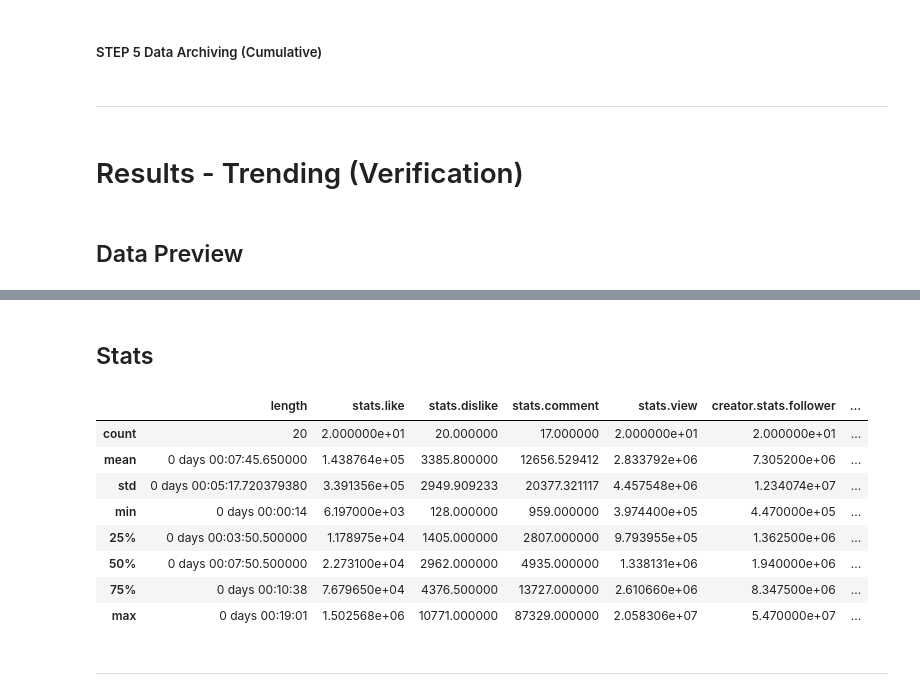
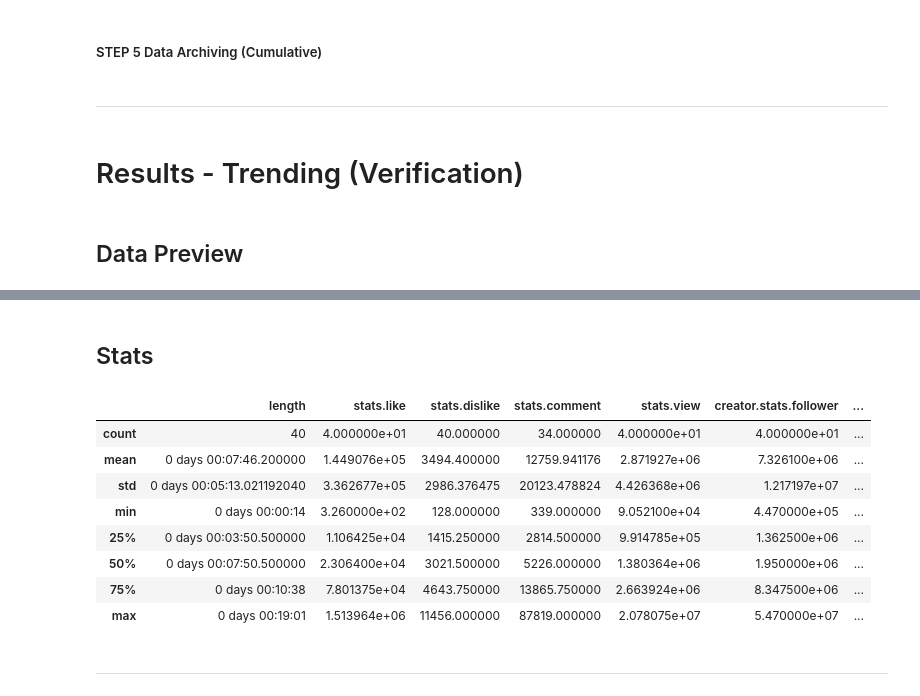
Before and after one commit to oakaigh/cogs108-wi21-group068, a Jupyter notebook: EDA/dsample_trending.ipynb, the cells around one changed output, grey strips where cells are left out. Drawn from its saved outputs; the diff is of its cells as text; code cells hidden in the pictures.

```diff
--- a/EDA/dsample_trending.ipynb
+++ b/EDA/dsample_trending.ipynb
@@ -171,41 +171,43 @@ df_report(df_trending_details, name = 'Trending')
 import os
 
 pickle_proto = 3
 pickle_fname = 'dsamples/youtube_trending.pkl'
 
 df_trending_details_final = None
 
 if os.path.isfile(pickle_fname):
     df_trending_details_final = pd.read_pickle(pickle_fname)
-    df_trending_details_final = df_trending_details_final.append(df_trending_details)
-    df_trending_details_final.drop_duplicates(inplace = True)
+    df_trending_details_final = pd.concat(
+        [df_trending_details_final, df_trending_details],
+        copy = False
+    )
 else:
     df_trending_details_final = df_trending_details
 
 df_trending_details_final.to_pickle(pickle_fname, protocol = pickle_proto)
 
 # verify that we saved the correct data
 df_trending_details_verify = pd.read_pickle(pickle_fname)
 df_report(df_trending_details_verify, name = 'Trending (Verification)')
 # %% [output]
 ---
 # Results - Trending (Verification)
 ## Data Preview
 |  |  | title | description | time | length | tags | category | stats.like | stats.dislike | ... |
 | id | creator.id |  |  |  |  |  |  |  |  | ... |
 | CkTVoLamPio | UC-SJ6nODDmufqBzPBwCvYvQ | Meghan, Duchess of Sussex, opens ... | For the first time Meghan, Duches... | 2021-03-08 14:01:55+00:00 | 0 days 00:10:19 | [cbs this morning, duchess of sus... | News & Politics | 32015 | 5461 | ... |
 | auOrYTASVqQ | UC-SJ6nODDmufqBzPBwCvYvQ | Oprah Winfrey on her bombshell Ha... | Oprah Winfrey joined "CBS This Mo... | 2021-03-08 14:04:06+00:00 | 0 days 00:05:39 | [Oprah Winfrey, CBS This Morning,... | News & Politics | 14725 | 3387 | ... |
 | Tl9KT9RwiGc | UC-SJ6nODDmufqBzPBwCvYvQ | Harry and Meghan on how race fact... | Prince Harry and Meghan, Duchess ... | 2021-03-08 14:00:03+00:00 | 0 days 00:08:33 | [prince harry, Meghan Markle, duc... | News & Politics | 12080 | 2825 | ... |
 | Wx4Vpm1KzSY | UCKjU3KzdbJE1EFcHVqXC3_g | Prince Harry, Meghan reveal strug... | Prince Harry and Meghan Markle's ... | 2021-03-08 05:18:20+00:00 | 0 days 00:04:46 | [harry and meghan, prince harry a... | News & Politics | 32428 | 10771 | ... |
 | mbwMspaiUVg | UCiWLfSweyRNmLpgEHekhoAg | First Take reacts to Blake Griffi... | First Take reacts to Blake Griffi... | 2021-03-08 17:07:45+00:00 | 0 days 00:07:08 | [espn, first take, blake griffin,... | Sports | 16410 | 424 | ... |
 ## Stats
 |  | length | stats.like | stats.dislike | stats.comment | stats.view | creator.stats.follower | ... |
-| count | 20 | 2.000000e+01 | 20.000000 | 17.000000 | 2.000000e+01 | 2.000000e+01 | ... |
-| mean | 0 days 00:07:45.650000 | 1.438764e+05 | 3385.800000 | 12656.529412 | 2.833792e+06 | 7.305200e+06 | ... |
-| std | 0 days 00:05:17.720379380 | 3.391356e+05 | 2949.909233 | 20377.321117 | 4.457548e+06 | 1.234074e+07 | ... |
-| min | 0 days 00:00:14 | 6.197000e+03 | 128.000000 | 959.000000 | 3.974400e+05 | 4.470000e+05 | ... |
-| 25% | 0 days 00:03:50.500000 | 1.178975e+04 | 1405.000000 | 2807.000000 | 9.793955e+05 | 1.362500e+06 | ... |
-| 50% | 0 days 00:07:50.500000 | 2.273100e+04 | 2962.000000 | 4935.000000 | 1.338131e+06 | 1.940000e+06 | ... |
-| 75% | 0 days 00:10:38 | 7.679650e+04 | 4376.500000 | 13727.000000 | 2.610660e+06 | 8.347500e+06 | ... |
-| max | 0 days 00:19:01 | 1.502568e+06 | 10771.000000 | 87329.000000 | 2.058306e+07 | 5.470000e+07 | ... |
+| count | 40 | 4.000000e+01 | 40.000000 | 34.000000 | 4.000000e+01 | 4.000000e+01 | ... |
+| mean | 0 days 00:07:46.200000 | 1.449076e+05 | 3494.400000 | 12759.941176 | 2.871927e+06 | 7.326100e+06 | ... |
+| std | 0 days 00:05:13.021192040 | 3.362677e+05 | 2986.376475 | 20123.478824 | 4.426368e+06 | 1.217197e+07 | ... |
+| min | 0 days 00:00:14 | 3.260000e+02 | 128.000000 | 339.000000 | 9.052100e+04 | 4.470000e+05 | ... |
+| 25% | 0 days 00:03:50.500000 | 1.106425e+04 | 1415.250000 | 2814.500000 | 9.914785e+05 | 1.362500e+06 | ... |
+| 50% | 0 days 00:07:50.500000 | 2.306400e+04 | 3021.500000 | 5226.000000 | 1.380364e+06 | 1.950000e+06 | ... |
+| 75% | 0 days 00:10:38 | 7.801375e+04 | 4643.750000 | 13865.750000 | 2.663924e+06 | 8.347500e+06 | ... |
+| max | 0 days 00:19:01 | 1.513964e+06 | 11456.000000 | 87819.000000 | 2.078075e+07 | 5.470000e+07 | ... |
 ---
```
Also changed, not shown: parts of 1 cell of this notebook, 1 other file.
